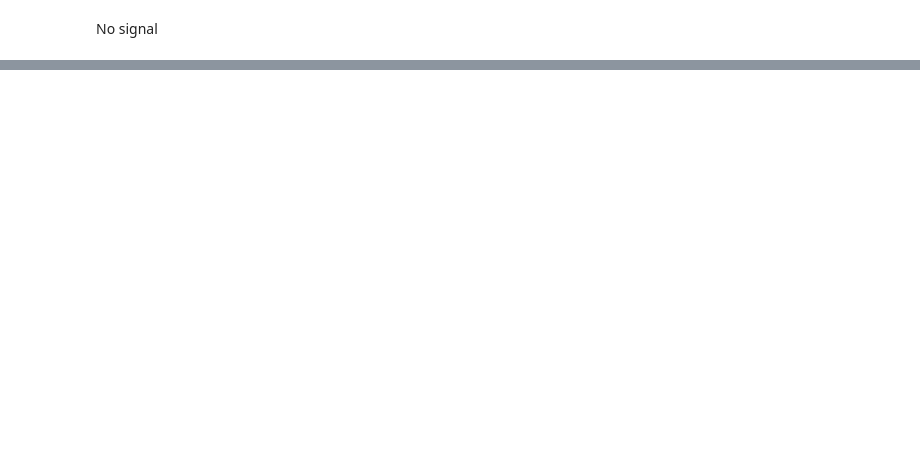
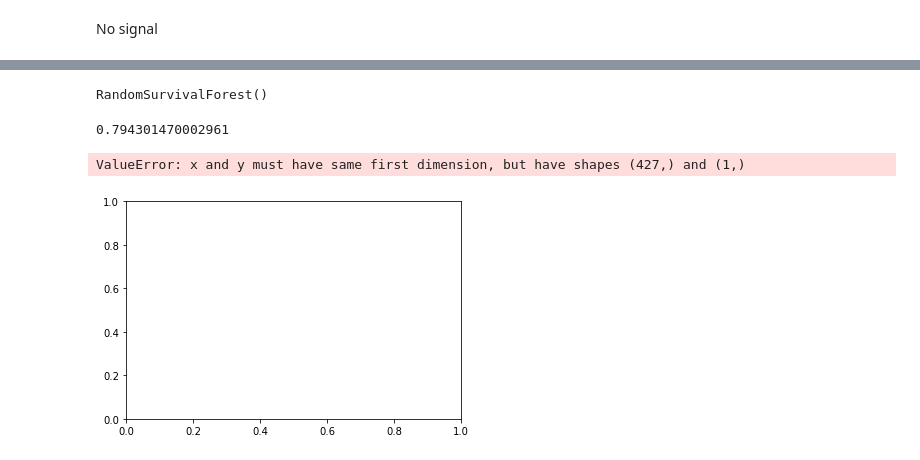
Before and after one commit to vicvarE/AD-Dash, a Jupyter notebook: notebooks/model.ipynb, the cells around one changed output, grey strips where cells are left out. Cells and saved outputs as stored; diff of their text form; code cells hidden in the pictures; blank space fills up the shorter version.

Commit message:
playing with survival models

```diff
--- a/notebooks/model.ipynb
+++ b/notebooks/model.ipynb
@@ -179,7 +247,8 @@ feat_importances.nlargest(24).plot(kind='barh')
 # %% [markdown]
 Precision is lower but overall works fine, let's take these out permanently
 # %%
-new_df=df.drop(['NEWINF','INBIRYR','visit_interval','NAMNDEM','NACCACTV','CVDIMAG'], axis=1)
+new_df=df.drop(['NEWINF','INBIRYR','NAMNDEM','NACCACTV','NACCNMRI','DEMUN'], axis=1)
+new_df=new_df.loc[:,~new_df.columns.str.startswith('CVDIMAG')]
 # %% [markdown]
 ## What's the performance if we drop tests that have >50% null
 # %%
@@ -345,0 +532,26 @@ No signal
+# %%
+y=Surv.from_dataframe('target', 'visit_interval', df)
+X_train, X_test, y_train, y_test = train_test_split(new_df, y, test_size=0.35, random_state=1)
+# %%
+rsf = RandomSurvivalForest()
+rsf.fit(X_train, y_train)
+# %% [output]
+RandomSurvivalForest()
+# %%
+rsf.score(X_test, y_test)
+# %% [output]
+0.794301470002961
+# %%
+surv = rsf.predict_survival_function(X_test)
+
+surv_p=pd.Series(rsf.predict(X_test))
+# %%
+for i, s in enumerate(surv):
+    plt.step(rsf.event_times_, s, where="post", label=str(i))
+plt.ylabel("Survival probability")
+plt.xlabel("Time in days")
+plt.grid(True)
+plt.legend()
+# %% [output]
+ValueError: x and y must have same first dimension, but have shapes (427,) and (1,)
+[figure, added]
```
Also changed, not shown: parts of 33 cells of this notebook, 2 other files.
